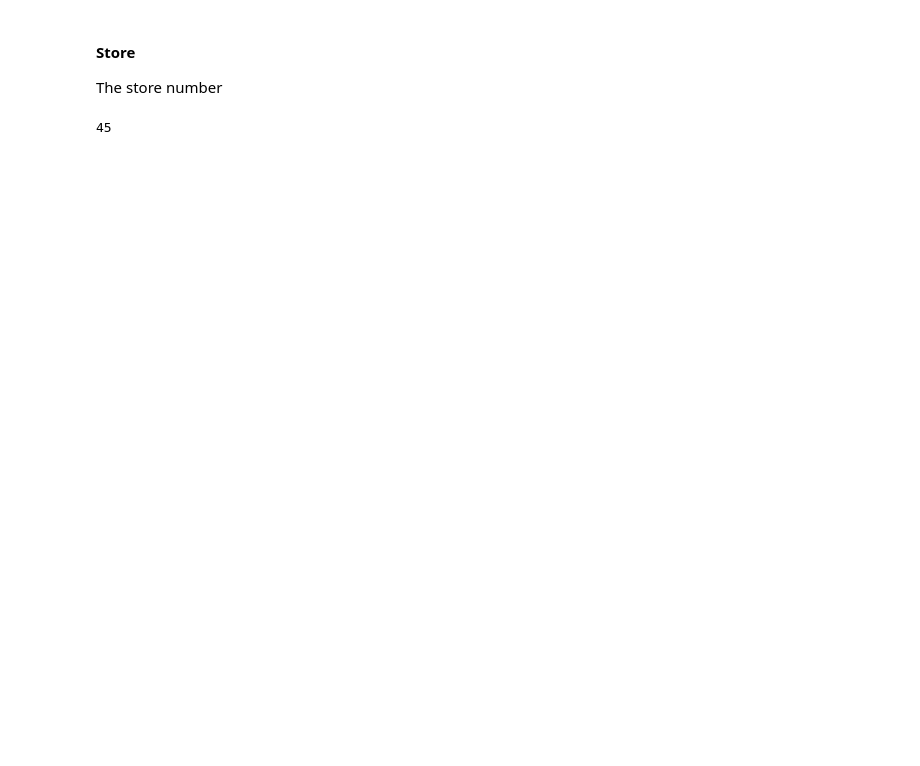
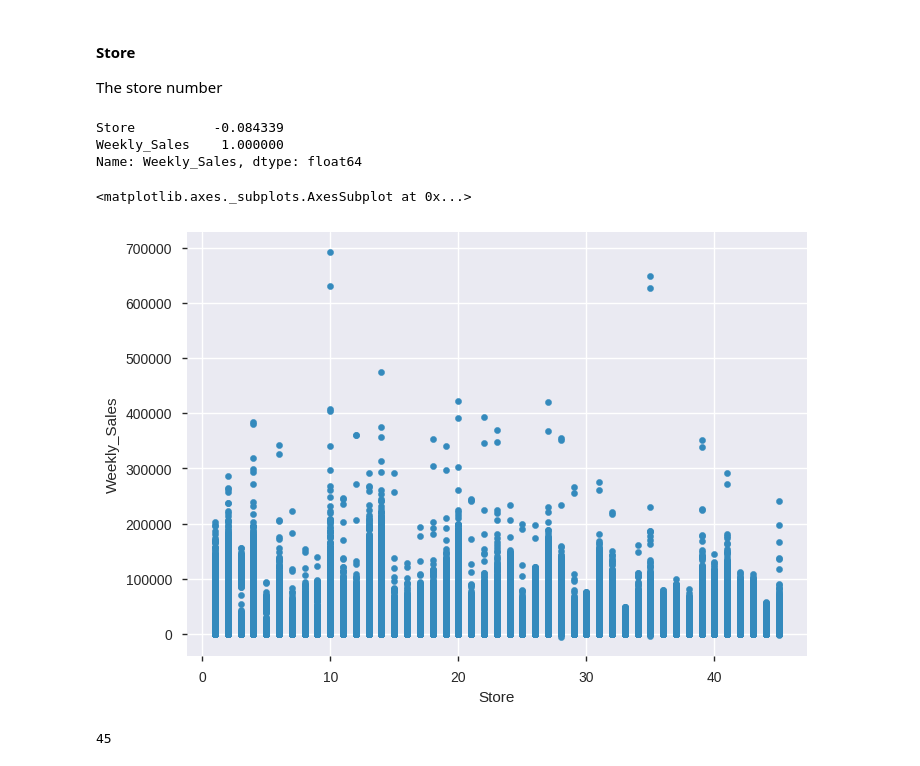
Before and after one commit to PieroNarciso/Walmart_forecasting_ML, a Jupyter notebook: EDA.ipynb, the cells around one changed output. Drawn from its saved outputs; the diff is of its cells as text; code cells hidden in the pictures; blank space fills up the shorter version.

```diff
--- a/EDA.ipynb
+++ b/EDA.ipynb
@@ -191,6 +214,17 @@ train_report.to_file(outputfile=f"{path}/trainSet_report.html")
 #### **Store**
 
 The store number
+# %%
+train_set[['Store', 'Weekly_Sales']].corr()['Weekly_Sales']
+# %% [output]
+Store          -0.084339
+Weekly_Sales    1.000000
+Name: Weekly_Sales, dtype: float64
+# %%
+train_set.plot(kind='scatter', x='Store', y='Weekly_Sales')
+# %% [output]
+<matplotlib.axes._subplots.AxesSubplot at 0x...>
+[figure, added]
 # %%
 # 45 differents stores
 np.unique(train_set["Store"].unique(), return_counts=True)[1].sum()
```
Also changed, not shown: parts of 38 cells of this notebook, 3 other files.
